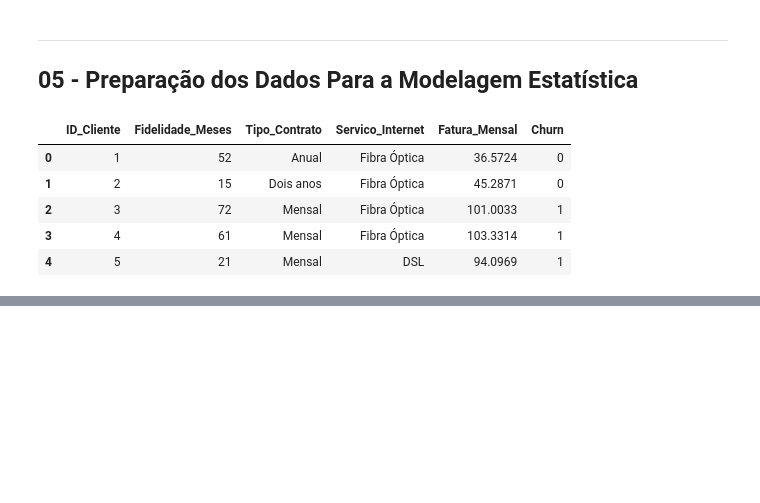
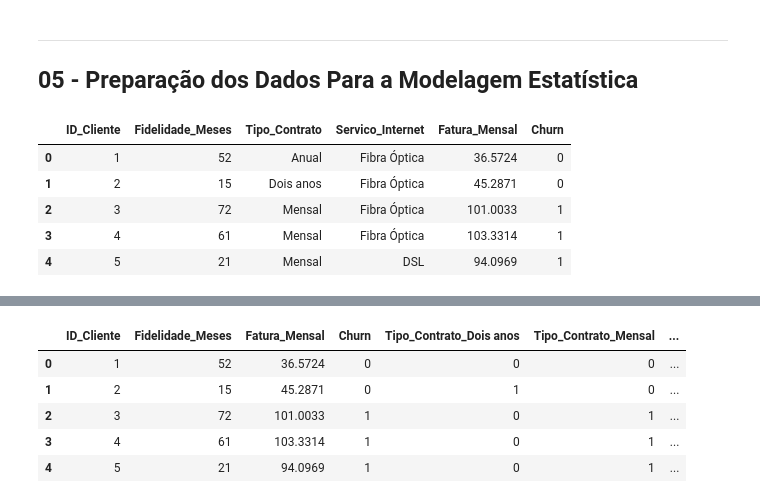
Before and after one commit to marcusvbrangel/fundamentos-linguagem-python-basico-aplicacoes-ia, a Jupyter notebook: chapter-10-statsmodels/mini-projeto-05-statsmodels-analise-churn.ipynb, the cells around one changed output, grey strips where cells are left out. Cells and saved outputs as stored; diff of their text form; code cells hidden in the pictures; blank space fills up the shorter version.

```diff
--- a/chapter-10-statsmodels/mini-projeto-05-statsmodels-analise-churn.ipynb
+++ b/chapter-10-statsmodels/mini-projeto-05-statsmodels-analise-churn.ipynb
@@ -355,0 +393,10 @@ df_churn.head()
+# %%
+# dados processados
+df_model.head()
+# %% [output]
+|  | ID_Cliente | Fidelidade_Meses | Fatura_Mensal | Churn | Tipo_Contrato_Dois anos | Tipo_Contrato_Mensal | ... |
+| 0 | 1 | 52 | 36.5724 | 0 | 0 | 0 | ... |
+| 1 | 2 | 15 | 45.2871 | 0 | 1 | 0 | ... |
+| 2 | 3 | 72 | 101.0033 | 1 | 0 | 1 | ... |
+| 3 | 4 | 61 | 103.3314 | 1 | 0 | 1 | ... |
+| 4 | 5 | 21 | 94.0969 | 1 | 0 | 1 | ... |
```
Also changed, not shown: parts of 12 cells of this notebook.
